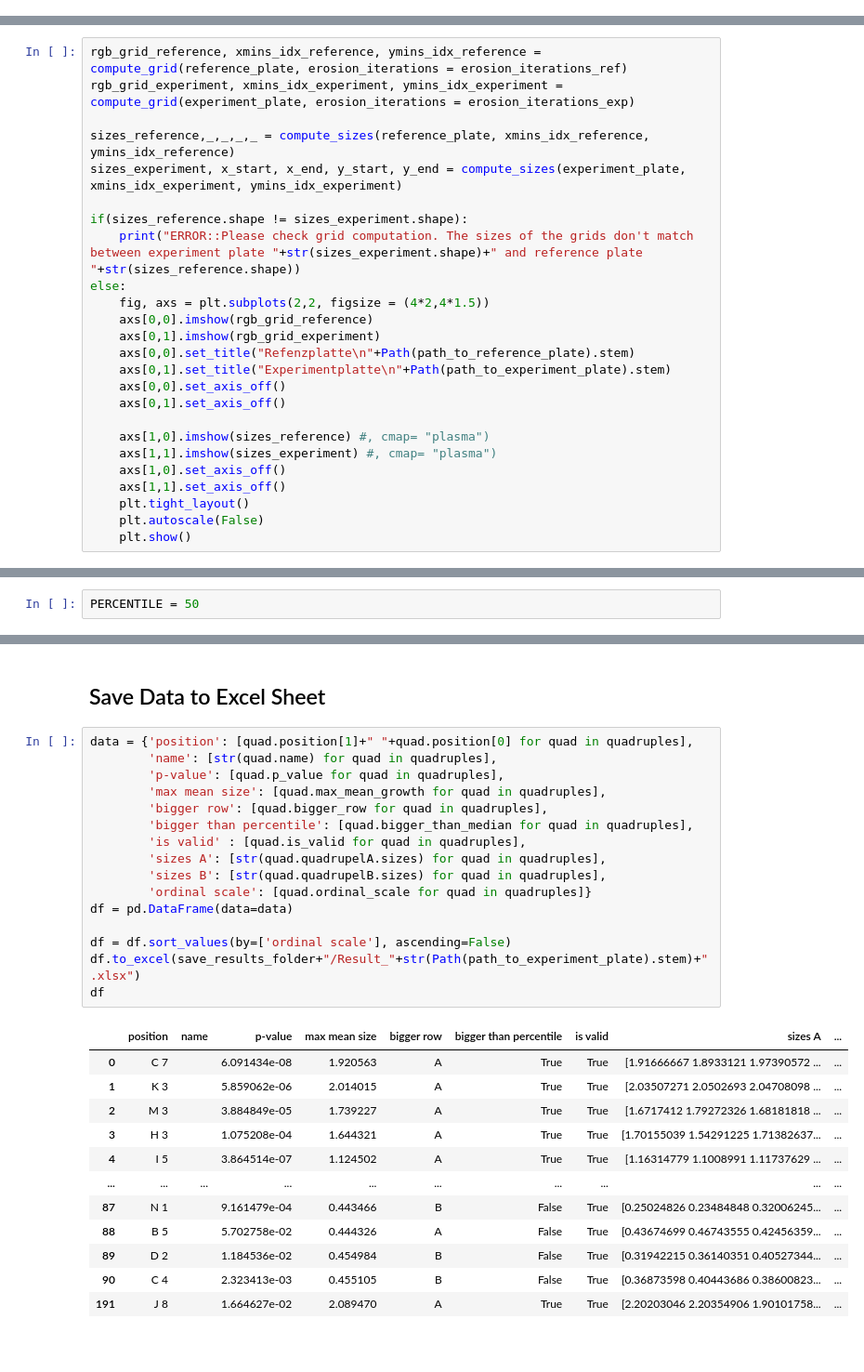
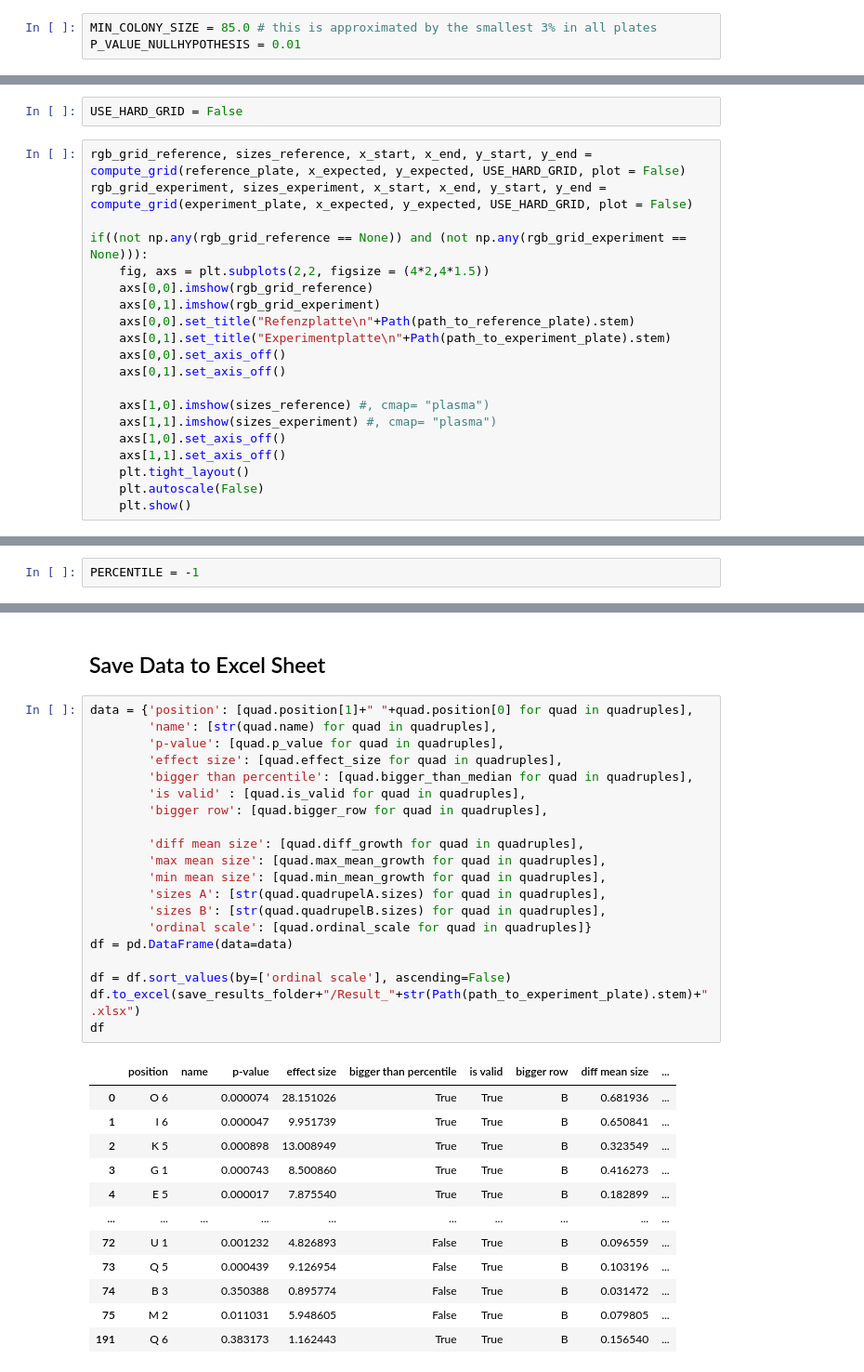
Before and after one commit to HannahKniesel/Hefekulturen, a Jupyter notebook: Hefekulturen.ipynb, the cells around one changed output, grey strips where cells are left out. Shown at 93% size. Cells and saved outputs as stored; diff of their text form; blank space fills up the shorter version.

```diff
--- a/Hefekulturen.ipynb
+++ b/Hefekulturen.ipynb
@@ -30,3 +50,6 @@ P_VALUE_NULLHYPOTHESIS = 0.01
+# %%
+MIN_COLONY_SIZE = 85.0 # this is approximated by the smallest 3% in all plates
+P_VALUE_NULLHYPOTHESIS = 0.01
 # %%
 os.makedirs(save_results_folder, exist_ok=True)
 # %% [markdown]
@@ -58,13 +84,10 @@ erosion_iterations_exp = 4
+# %%
+USE_HARD_GRID = False
 # %%
-rgb_grid_reference, xmins_idx_reference, ymins_idx_reference = compute_grid(reference_plate, erosion_iterations = erosion_iterations_ref)
-rgb_grid_experiment, xmins_idx_experiment, ymins_idx_experiment = compute_grid(experiment_plate, erosion_iterations = erosion_iterations_exp)
+rgb_grid_reference, sizes_reference, x_start, x_end, y_start, y_end = compute_grid(reference_plate, x_expected, y_expected, USE_HARD_GRID, plot = False)
+rgb_grid_experiment, sizes_experiment, x_start, x_end, y_start, y_end = compute_grid(experiment_plate, x_expected, y_expected, USE_HARD_GRID, plot = False)
 
-sizes_reference,_,_,_,_ = compute_sizes(reference_plate, xmins_idx_reference, ymins_idx_reference)
-sizes_experiment, x_start, x_end, y_start, y_end = compute_sizes(experiment_plate, xmins_idx_experiment, ymins_idx_experiment)
-
-if(sizes_reference.shape != sizes_experiment.shape):
-    print("ERROR::Please check grid computation. The sizes of the grids don't match between experiment plate "+str(sizes_experiment.shape)+" and reference plate "+str(sizes_reference.shape))
-else:
+if((not np.any(rgb_grid_reference == None)) and (not np.any(rgb_grid_experiment == None))):
     fig, axs = plt.subplots(2,2, figsize = (4*2,4*1.5))
     axs[0,0].imshow(rgb_grid_reference)
     axs[0,1].imshow(rgb_grid_experiment)
@@ -95,5 +125,5 @@ Therefore adapt `PERCENTILE` to a value in tange 0-100 and test for the best fit
 # %%
-PERCENTILE = 50
+PERCENTILE = -1
 # %%
 quadruples = evaluate(experiment_plate, reference_plate, sizes_experiment, sizes_reference, x_start, x_end, y_start, y_end, MIN_COLONY_SIZE, P_VALUE_NULLHYPOTHESIS, PERCENTILE, log_dir = save_results_folder+"Result_"+str(Path(path_to_experiment_plate).stem)+".pdf")
 # %% [output]
@@ -103,29 +133,33 @@ quadruples = evaluate(experiment_plate, reference_plate, sizes_experiment, sizes
 # %%
 data = {'position': [quad.position[1]+" "+quad.position[0] for quad in quadruples],
         'name': [str(quad.name) for quad in quadruples],
         'p-value': [quad.p_value for quad in quadruples],
-        'max mean size': [quad.max_mean_growth for quad in quadruples],
-        'bigger row': [quad.bigger_row for quad in quadruples],
+        'effect size': [quad.effect_size for quad in quadruples],
         'bigger than percentile': [quad.bigger_than_median for quad in quadruples],
         'is valid' : [quad.is_valid for quad in quadruples],
+        'bigger row': [quad.bigger_row for quad in quadruples],
+
+        'diff mean size': [quad.diff_growth for quad in quadruples],
+        'max mean size': [quad.max_mean_growth for quad in quadruples],
+        'min mean size': [quad.min_mean_growth for quad in quadruples],
         'sizes A': [str(quad.quadrupelA.sizes) for quad in quadruples],
         'sizes B': [str(quad.quadrupelB.sizes) for quad in quadruples],
         'ordinal scale': [quad.ordinal_scale for quad in quadruples]}
 df = pd.DataFrame(data=data)
 
 df = df.sort_values(by=['ordinal scale'], ascending=False)
 df.to_excel(save_results_folder+"/Result_"+str(Path(path_to_experiment_plate).stem)+".xlsx")
 df
 # %% [output]
-|  | position | name | p-value | max mean size | bigger row | bigger than percentile | is valid | sizes A | ... |
-| 0 | C 7 |  | 6.091434e-08 | 1.920563 | A | True | True | [1.91666667 1.8933121 1.97390572 ... | ... |
-| 1 | K 3 |  | 5.859062e-06 | 2.014015 | A | True | True | [2.03507271 2.0502693 2.04708098 ... | ... |
-| 2 | M 3 |  | 3.884849e-05 | 1.739227 | A | True | True | [1.6717412 1.79272326 1.68181818 ... | ... |
-| 3 | H 3 |  | 1.075208e-04 | 1.644321 | A | True | True | [1.70155039 1.54291225 1.71382637... | ... |
-| 4 | I 5 |  | 3.864514e-07 | 1.124502 | A | True | True | [1.16314779 1.1008991 1.11737629 ... | ... |
+|  | position | name | p-value | effect size | bigger than percentile | is valid | bigger row | diff mean size | ... |
+| 0 | O 6 |  | 0.000074 | 28.151026 | True | True | B | 0.681936 | ... |
+| 1 | I 6 |  | 0.000047 | 9.951739 | True | True | B | 0.650841 | ... |
+| 2 | K 5 |  | 0.000898 | 13.008949 | True | True | B | 0.323549 | ... |
+| 3 | G 1 |  | 0.000743 | 8.500860 | True | True | B | 0.416273 | ... |
+| 4 | E 5 |  | 0.000017 | 7.875540 | True | True | B | 0.182899 | ... |
 | ... | ... | ... | ... | ... | ... | ... | ... | ... | ... |
-| 87 | N 1 |  | 9.161479e-04 | 0.443466 | B | False | True | [0.25024826 0.23484848 0.32006245... | ... |
-| 88 | B 5 |  | 5.702758e-02 | 0.444326 | A | False | True | [0.43674699 0.46743555 0.42456359... | ... |
-| 89 | D 2 |  | 1.184536e-02 | 0.454984 | B | False | True | [0.31942215 0.36140351 0.40527344... | ... |
-| 90 | C 4 |  | 2.323413e-03 | 0.455105 | B | False | True | [0.36873598 0.40443686 0.38600823... | ... |
-| 191 | J 8 |  | 1.664627e-02 | 2.089470 | A | True | True | [2.20203046 2.20354906 1.90101758... | ... |
+| 72 | U 1 |  | 0.001232 | 4.826893 | False | True | B | 0.096559 | ... |
+| 73 | Q 5 |  | 0.000439 | 9.126954 | False | True | B | 0.103196 | ... |
+| 74 | B 3 |  | 0.350388 | 0.895774 | False | True | B | 0.031472 | ... |
+| 75 | M 2 |  | 0.011031 | 5.948605 | False | True | B | 0.079805 | ... |
+| 191 | Q 6 |  | 0.383173 | 1.162443 | True | True | B | 0.156540 | ... |
```
Also changed, not shown: parts of 15 cells of this notebook, 4 other files.
